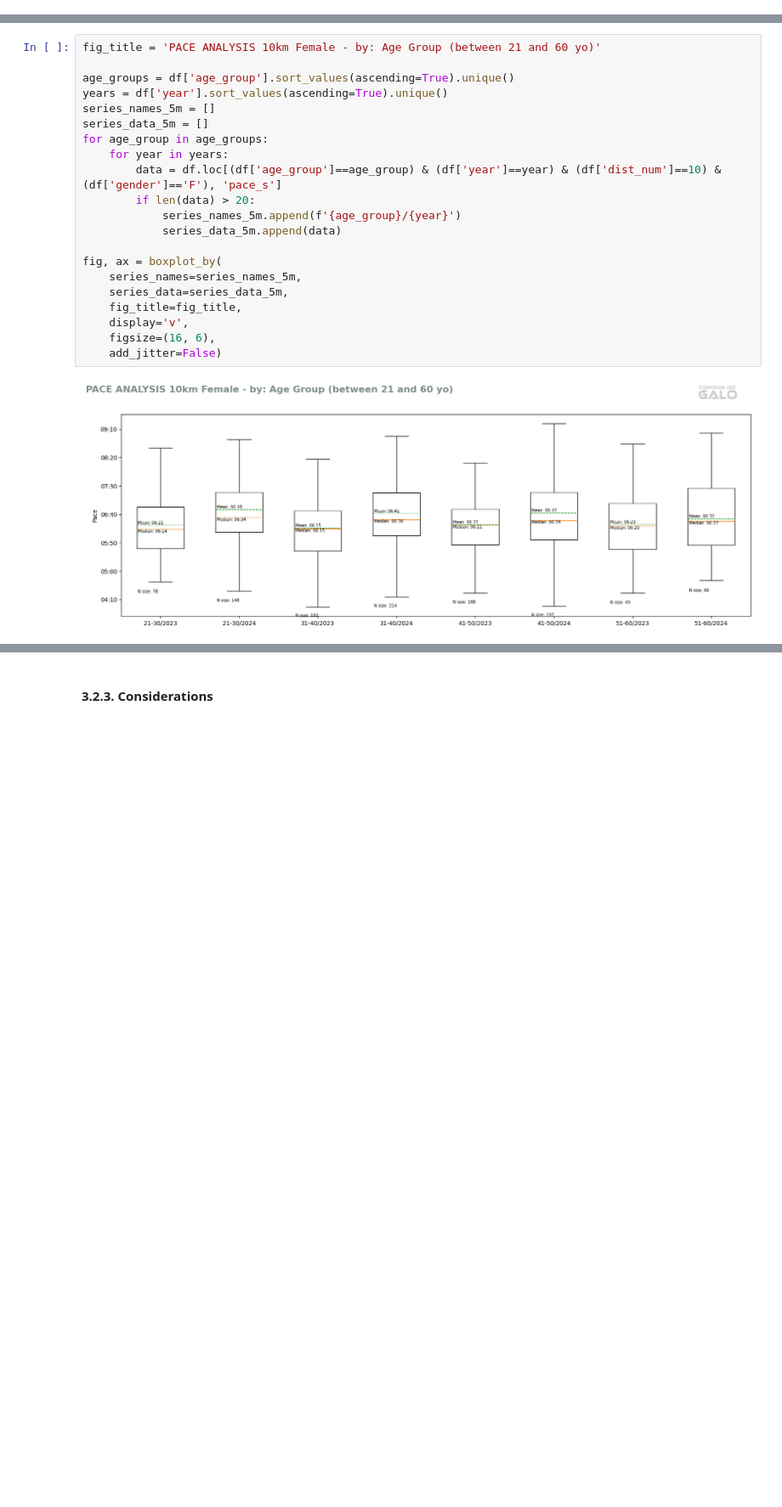
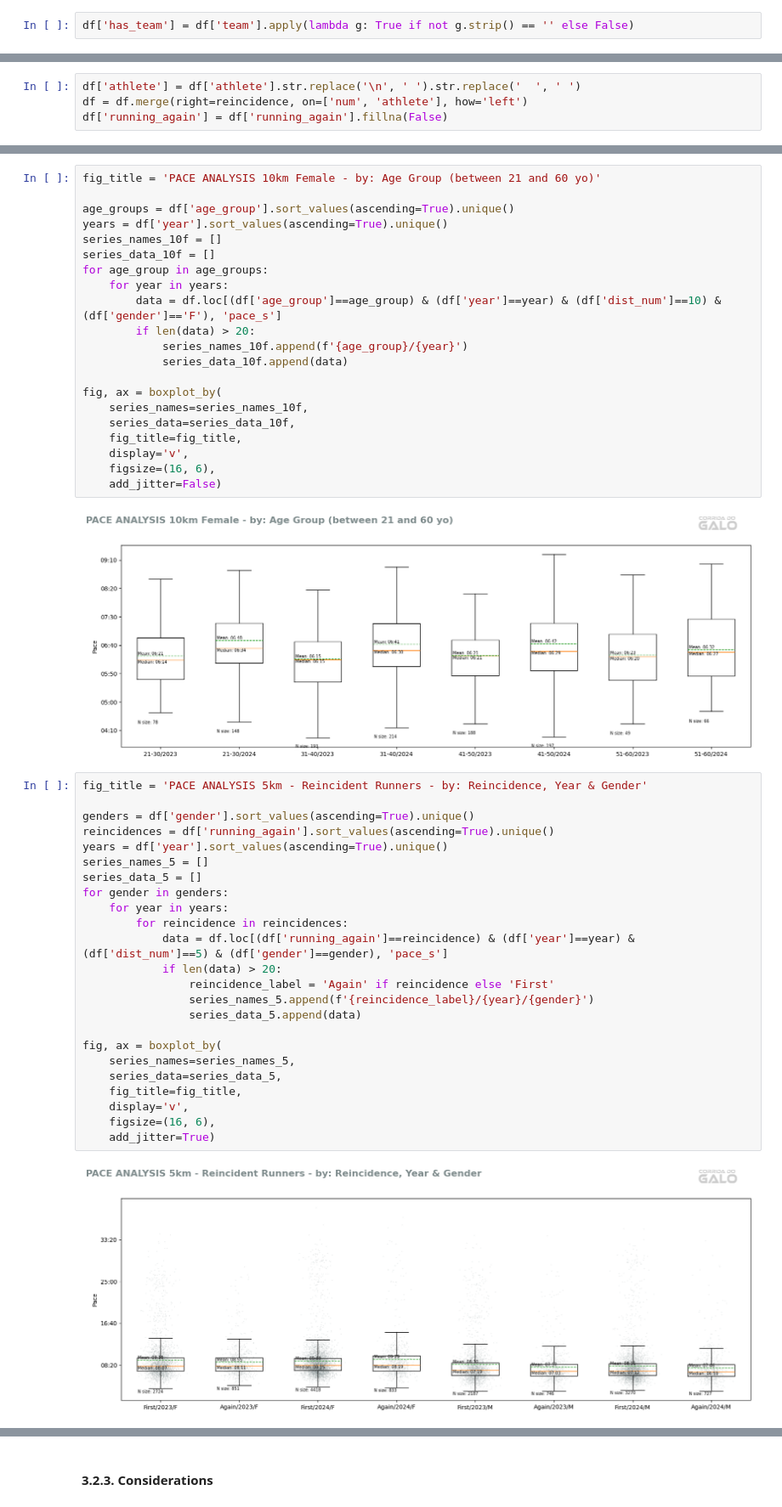
Before and after one commit to rocha-carvalhaes/galo_race_2.0, a Jupyter notebook: notebooks/performance_eda.ipynb, the cells around one changed output, grey strips where cells are left out. Shown at 85% size. Saved outputs shown, nothing was run; the diff lists cells and outputs as text; blank space fills up the shorter version.

Commit message:
mais boxplots. agora com novas features de reincidence e has_team

```diff
--- a/notebooks/performance_eda.ipynb
+++ b/notebooks/performance_eda.ipynb
@@ -152,0 +146,2 @@ Group variations: ['F0014', 'F1519', 'F2024', 'F2529', 'F3034', 'F3539', 'F4044'
+# %%
+df['has_team'] = df['team'].apply(lambda g: True if not g.strip() == '' else False)
@@ -153,3 +209,7 @@ Group variations: ['F0014', 'F1519', 'F2024', 'F2529', 'F3034', 'F3539', 'F4044'
+# %%
+df['athlete'] = df['athlete'].str.replace('\n', ' ').str.replace('  ', ' ')
+df = df.merge(right=reincidence, on=['num', 'athlete'], how='left')
+df['running_again'] = df['running_again'].fillna(False)
 # %% [markdown]
 ## 3. Data comprehention
 # %% [markdown]
@@ -663,21 +723,47 @@ fig_title = 'PACE ANALYSIS 10km Female - by: Age Group (between 21 and 60 yo)'
 
 age_groups = df['age_group'].sort_values(ascending=True).unique()
 years = df['year'].sort_values(ascending=True).unique()
-series_names_5m = []
-series_data_5m = []
+series_names_10f = []
+series_data_10f = []
 for age_group in age_groups:
     for year in years:
         data = df.loc[(df['age_group']==age_group) & (df['year']==year) & (df['dist_num']==10) & (df['gender']=='F'), 'pace_s']
         if len(data) > 20:
-            series_names_5m.append(f'{age_group}/{year}')
-            series_data_5m.append(data)
+            series_names_10f.append(f'{age_group}/{year}')
+            series_data_10f.append(data)
 
 fig, ax = boxplot_by(
-    series_names=series_names_5m,
-    series_data=series_data_5m,
+    series_names=series_names_10f,
+    series_data=series_data_10f,
     fig_title=fig_title,
     display='v',
     figsize=(16, 6),
     add_jitter=False)
 # %% [output]
 [figure]
+# %%
+fig_title = 'PACE ANALYSIS 5km - Reincident Runners - by: Reincidence, Year & Gender'
+
+genders = df['gender'].sort_values(ascending=True).unique()
+reincidences = df['running_again'].sort_values(ascending=True).unique()
+years = df['year'].sort_values(ascending=True).unique()
+series_names_5 = []
+series_data_5 = []
+for gender in genders:
+    for year in years:
+        for reincidence in reincidences:
+            data = df.loc[(df['running_again']==reincidence) & (df['year']==year) & (df['dist_num']==5) & (df['gender']==gender), 'pace_s']
+            if len(data) > 20:
+                reincidence_label = 'Again' if reincidence else 'First'
+                series_names_5.append(f'{reincidence_label}/{year}/{gender}')
+                series_data_5.append(data)
+
+fig, ax = boxplot_by(
+    series_names=series_names_5,
+    series_data=series_data_5,
+    fig_title=fig_title,
+    display='v',
+    figsize=(16, 6),
+    add_jitter=True)
+# %% [output]
+[figure, added]
```
Also changed, not shown: parts of 21 cells of this notebook.
